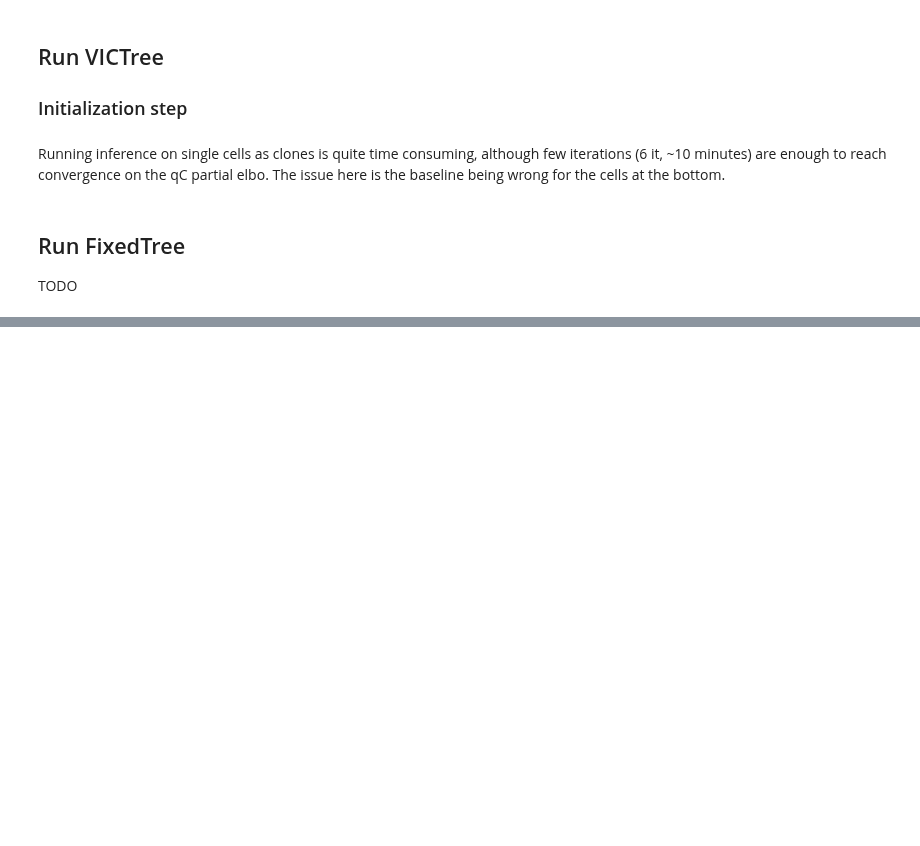
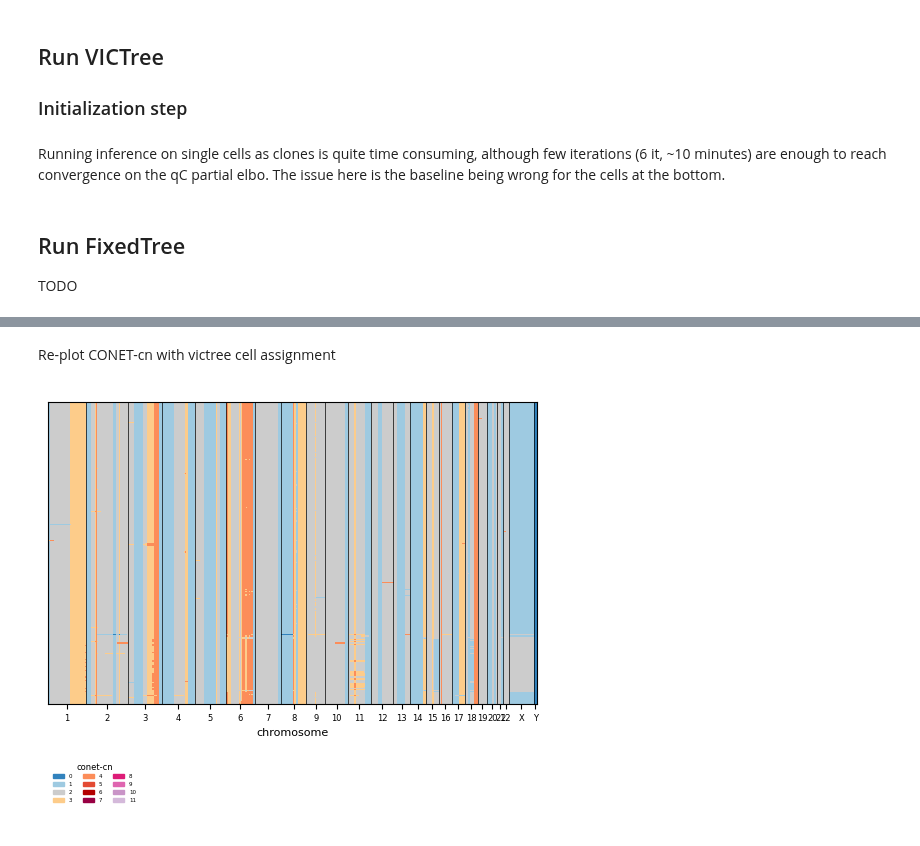
Before and after one commit to Lagergren-Lab/victree, a Jupyter notebook: src/experiments/SA501X3F_victree_analysis.ipynb, the cells around one changed output, grey strips where cells are left out. Saved outputs shown, nothing was run; the diff lists cells and outputs as text; code cells hidden in the pictures; blank space fills up the shorter version.

```diff
--- a/src/experiments/SA501X3F_victree_analysis.ipynb
+++ b/src/experiments/SA501X3F_victree_analysis.ipynb
@@ -151,0 +183,6 @@ pl.plot_cell_cn_matrix_fig(bio_ad, layer_name='viterbi', max_cn=config.n_states-
+# %% [markdown]
+Re-plot CONET-cn with victree cell assignment
+# %%
+pl.plot_cell_cn_matrix_fig(bio_ad, layer_name='conet-cn', cell_order_fields=['clone']);
+# %% [output]
+[figure, added]
```
Also changed, not shown: parts of 9 cells of this notebook.
